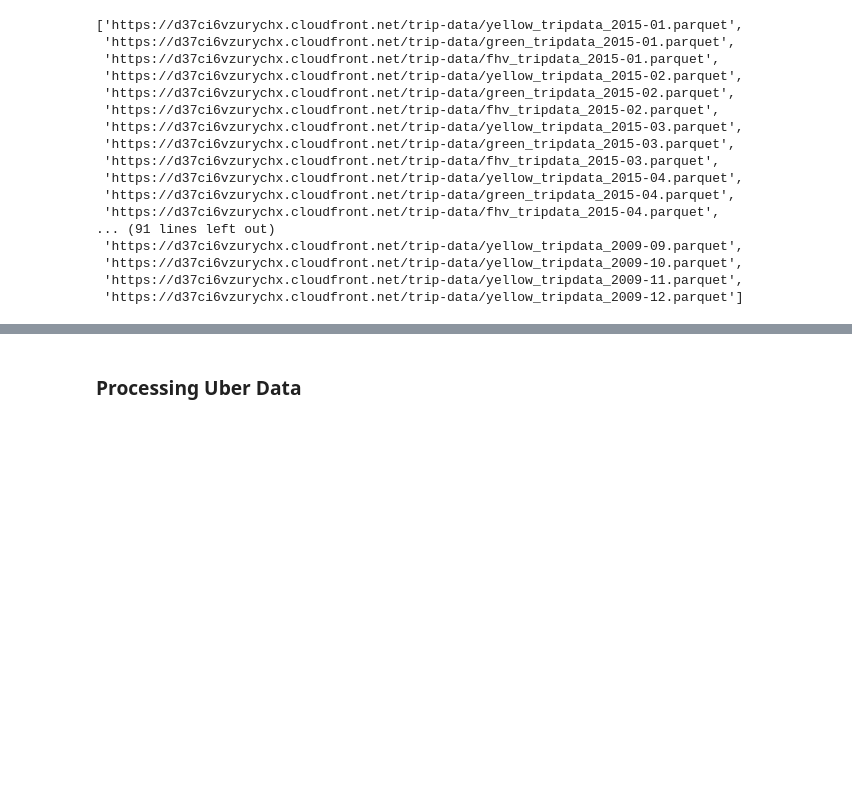
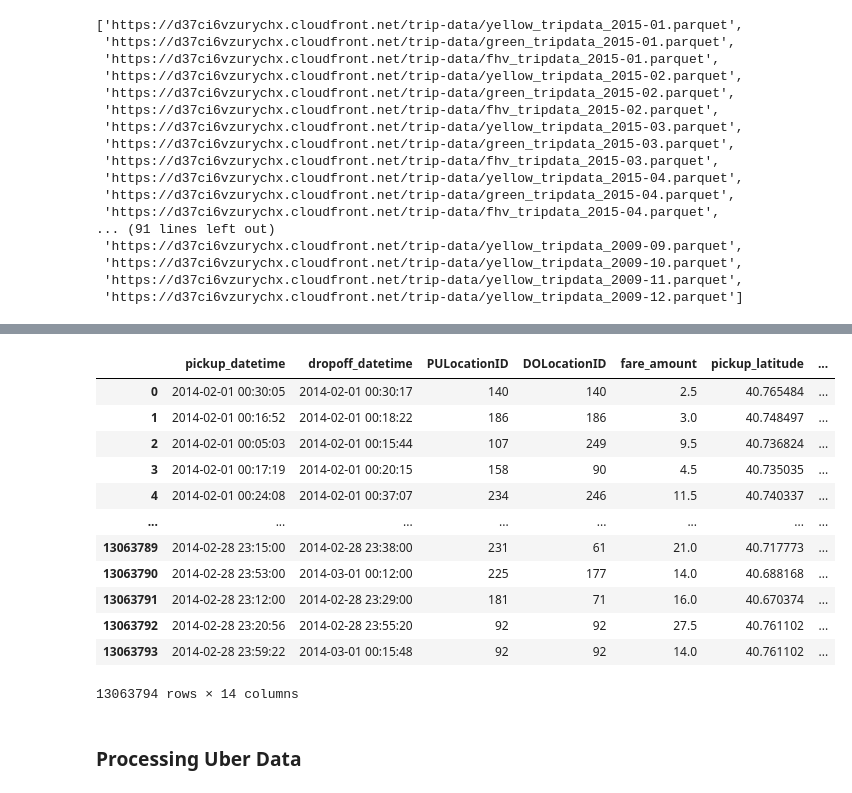
Before and after one commit to yiwen-qian/final-project, a Jupyter notebook: Project.ipynb, the cells around one changed output, grey strips where cells are left out. Saved outputs shown, nothing was run; the diff lists cells and outputs as text; code cells hidden in the pictures; blank space fills up the shorter version.

```diff
--- a/Project.ipynb
+++ b/Project.ipynb
@@ -233,9 +216,6 @@ def get_and_clean_month(url):
     df['pickup_weekday'] = df['pickup_datetime'].dt.weekday
     df['pickup_month'] = df['pickup_datetime'].dt.month
     df['pickup_year'] = df['pickup_datetime'].dt.year
-    df['pickup_date'] = df['pickup_datetime'].dt.date
-    df['pickup_time'] = df['pickup_datetime'].dt.time
-
 
 
     #df['distance_km'] = df.apply(lambda row: calculate_distance_with_zones(row['PULocationID'], row['DOLocationID']), axis=1)
@@ -259,3 +223,19 @@ pd.read_parquet("yellow taxi/yellow_tripdata_2014-02.parquet")
+# %%
+get_and_clean_month("yellow taxi/yellow_tripdata_2014-02.parquet")
+# %% [output]
+|  | pickup_datetime | dropoff_datetime | PULocationID | DOLocationID | fare_amount | pickup_latitude | ... |
+| 0 | 2014-02-01 00:30:05 | 2014-02-01 00:30:17 | 140 | 140 | 2.5 | 40.765484 | ... |
+| 1 | 2014-02-01 00:16:52 | 2014-02-01 00:18:22 | 186 | 186 | 3.0 | 40.748497 | ... |
+| 2 | 2014-02-01 00:05:03 | 2014-02-01 00:15:44 | 107 | 249 | 9.5 | 40.736824 | ... |
+| 3 | 2014-02-01 00:17:19 | 2014-02-01 00:20:15 | 158 | 90 | 4.5 | 40.735035 | ... |
+| 4 | 2014-02-01 00:24:08 | 2014-02-01 00:37:07 | 234 | 246 | 11.5 | 40.740337 | ... |
+| ... | ... | ... | ... | ... | ... | ... | ... |
+| 13063789 | 2014-02-28 23:15:00 | 2014-02-28 23:38:00 | 231 | 61 | 21.0 | 40.717773 | ... |
+| 13063790 | 2014-02-28 23:53:00 | 2014-03-01 00:12:00 | 225 | 177 | 14.0 | 40.688168 | ... |
+| 13063791 | 2014-02-28 23:12:00 | 2014-02-28 23:29:00 | 181 | 71 | 16.0 | 40.670374 | ... |
+| 13063792 | 2014-02-28 23:20:56 | 2014-02-28 23:55:20 | 92 | 92 | 27.5 | 40.761102 | ... |
+| 13063793 | 2014-02-28 23:59:22 | 2014-03-01 00:15:48 | 92 | 92 | 14.0 | 40.761102 | ... |
+13063794 rows × 14 columns
 # %%
 def get_and_clean_taxi_data(parquet_urls):
     all_taxi_dataframes = []
```
Also changed, not shown: parts of 27 cells of this notebook.
